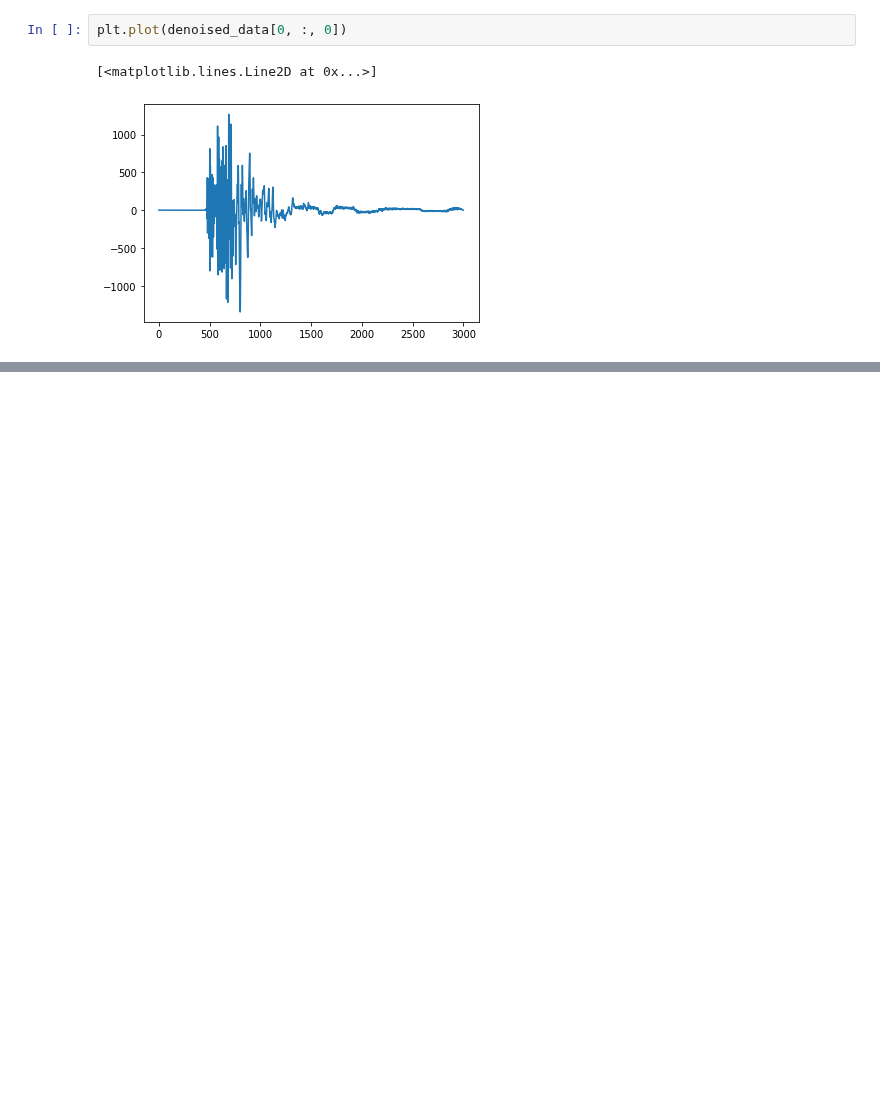
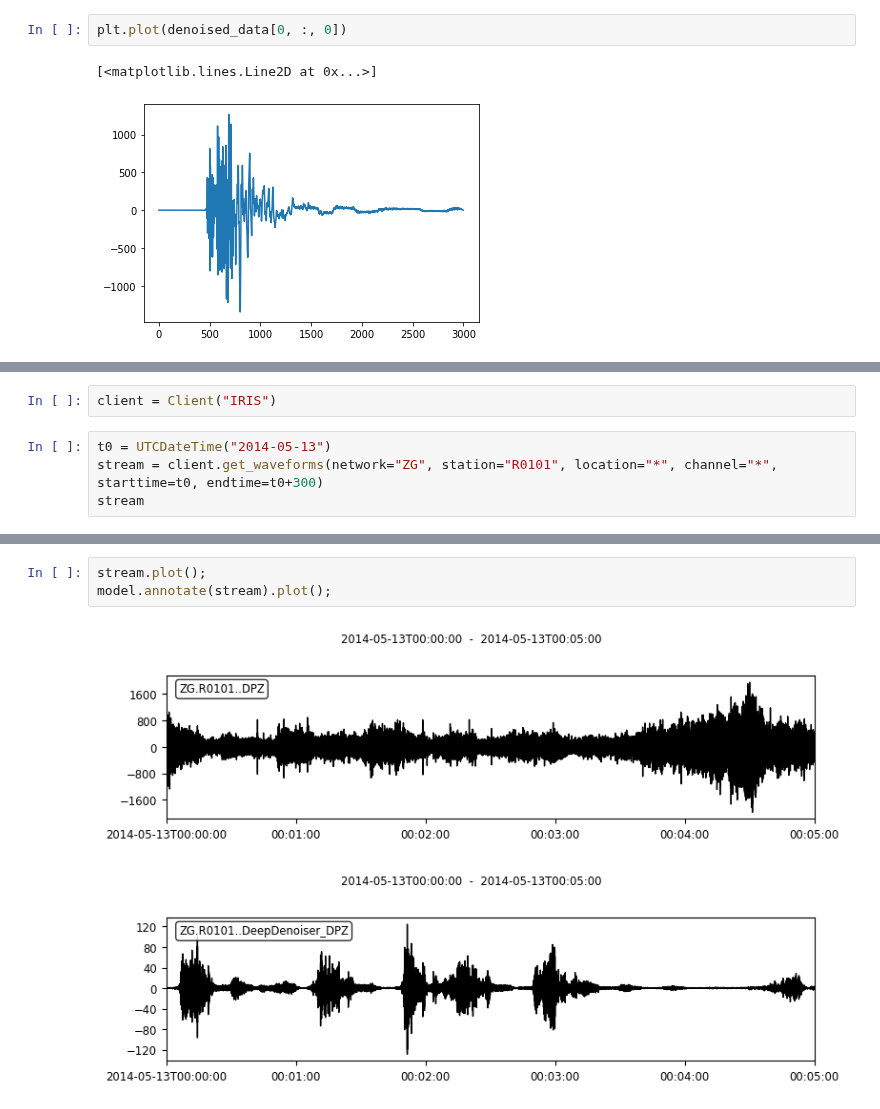
Before and after one commit to seisbench/seisbench, a Jupyter notebook: contrib/model_conversion/deepdenoiser_conversion.ipynb, the cells around one changed output, grey strips where cells are left out. Drawn from its saved outputs; the diff is of its cells as text; blank space fills up the shorter version.

```diff
--- a/contrib/model_conversion/deepdenoiser_conversion.ipynb
+++ b/contrib/model_conversion/deepdenoiser_conversion.ipynb
@@ -461,0 +488,6 @@ ax.plot(denoised_data[0, :, 0] + 2000)
+# %%
+client = Client("IRIS")
+# %%
+t0 = UTCDateTime("2014-05-13")
+stream = client.get_waveforms(network="ZG", station="R0101", location="*", channel="*", starttime=t0, endtime=t0+300)
+stream
@@ -461,0 +497,6 @@ ax.plot(denoised_data[0, :, 0] + 2000)
+# %%
+stream.plot();
+model.annotate(stream).plot();
+# %% [output]
+[figure, added]
+[figure, added]
```
Also changed, not shown: parts of 16 cells of this notebook.
